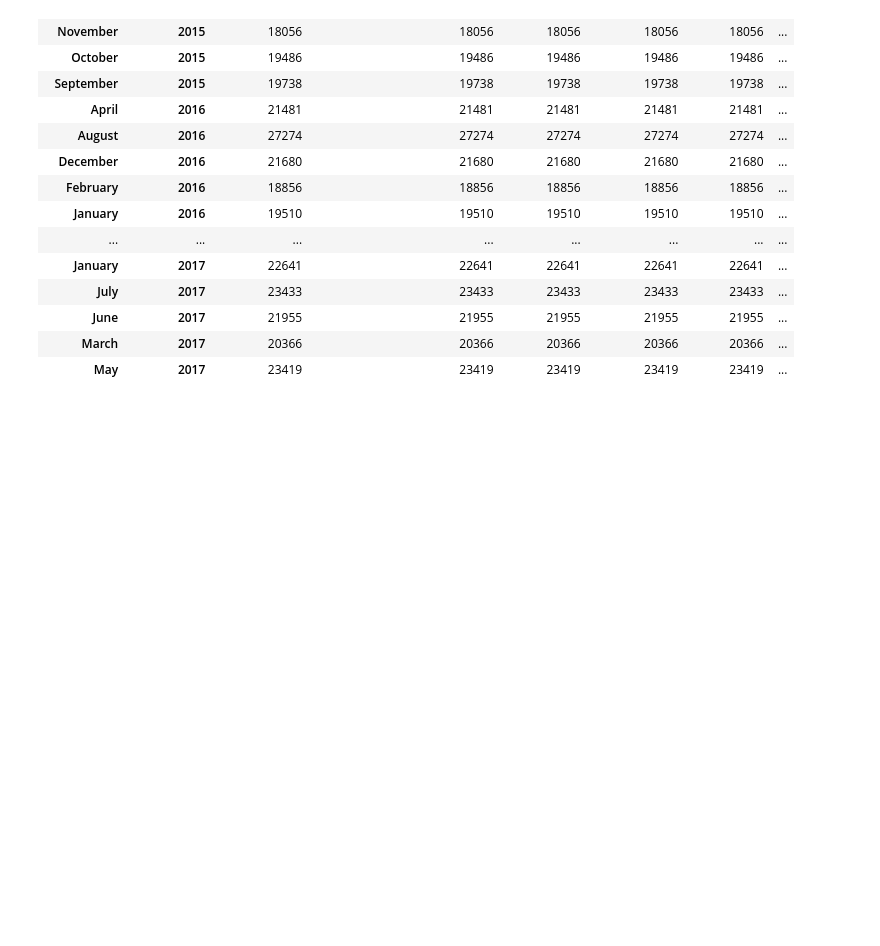
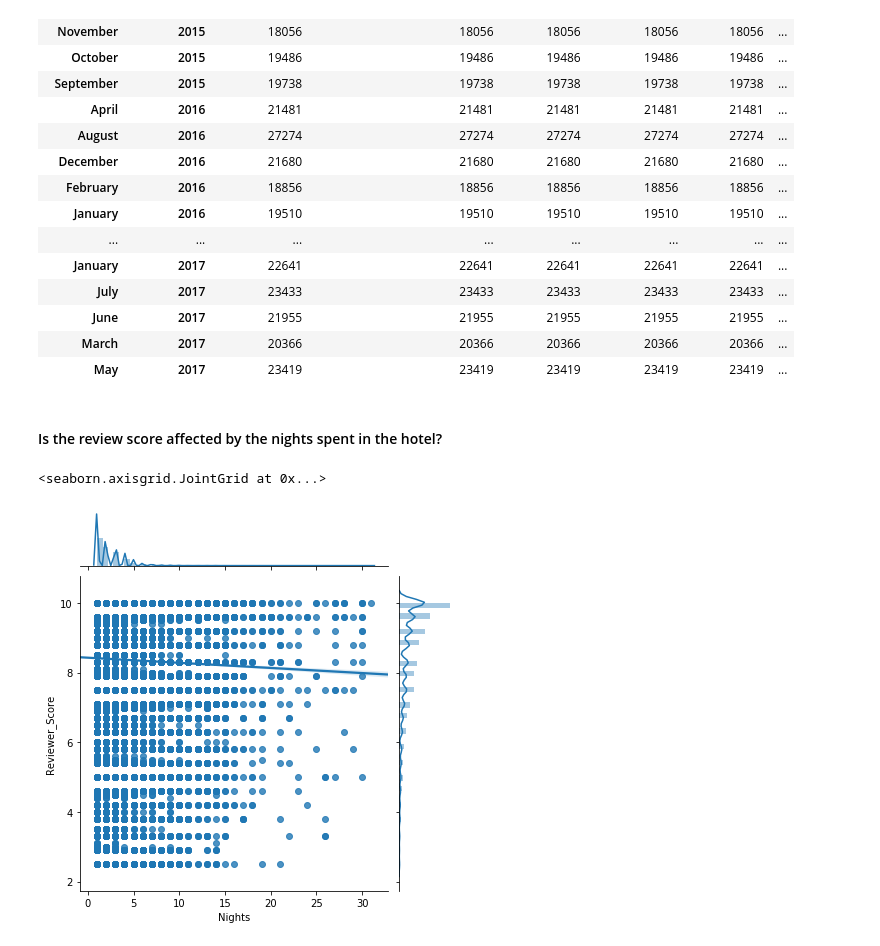
Before and after one commit to LuigiCerone/Hotel-Reviews-Data-Analysis, a Jupyter notebook: Hotel_Reviews_Copia_Lavoro_Giggi.ipynb, the cells around one changed output. Saved outputs shown, nothing was run; the diff lists cells and outputs as text; code cells hidden in the pictures; blank space fills up the shorter version.

```diff
--- a/Hotel_Reviews_Copia_Lavoro_Giggi.ipynb
+++ b/Hotel_Reviews_Copia_Lavoro_Giggi.ipynb
@@ -400,3 +408,22 @@ reviews_df.groupby([date_time.dt.strftime('%B'),date_time.dt.strftime('%Y')]).co
 | June | 2017 | 21955 | 21955 | 21955 | 21955 | 21955 | ... |
 | March | 2017 | 20366 | 20366 | 20366 | 20366 | 20366 | ... |
 | May | 2017 | 23419 | 23419 | 23419 | 23419 | 23419 | ... |
+# %% [markdown]
+#### Is the review score affected by the nights spent in the hotel?
+# %%
+def splitString(string):
+    array = string.split(" ', ' ")
+    array[0] = array[0][3:]
+    array[-1] = array[-1][:-3]
+    if not 'trip' in array[0]:
+        array.insert(0,None)
+    try:
+        return float(array[3].split()[1])
+    except:
+        return None
+
+reviews_df["Nights"] = reviews_df["Tags"].apply(splitString)
+sns.jointplot(data=reviews_df,y="Reviewer_Score",x="Nights",kind="reg")
+# %% [output]
+<seaborn.axisgrid.JointGrid at 0x...>
+[figure, added]
```
Also changed, not shown: parts of 20 cells of this notebook, 1 other file.
